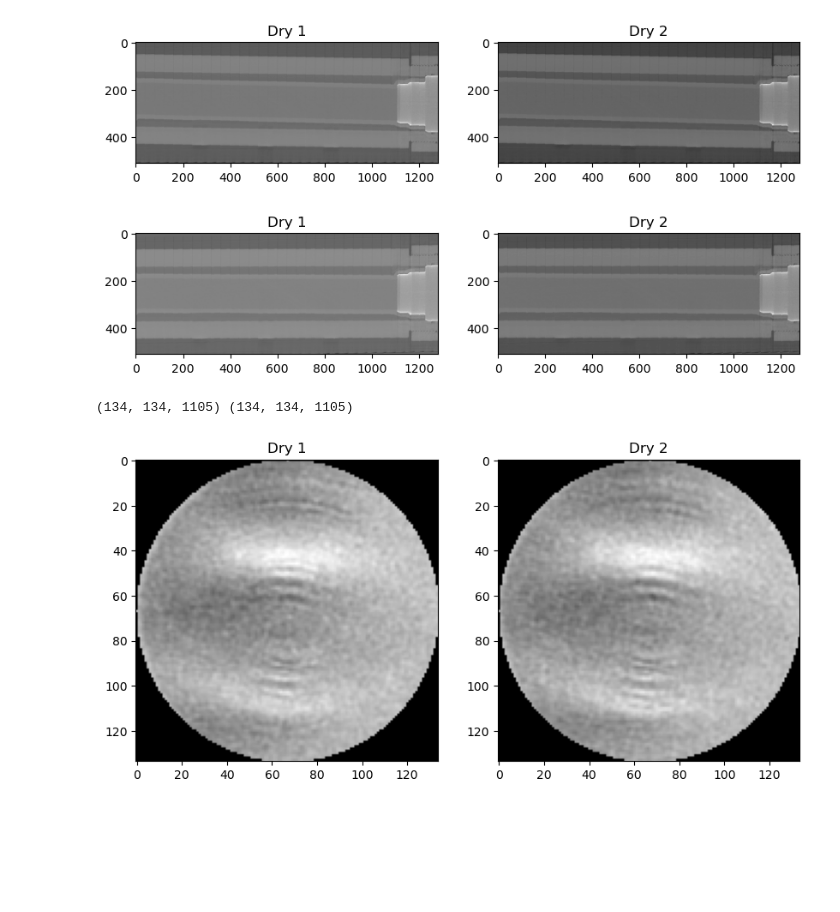
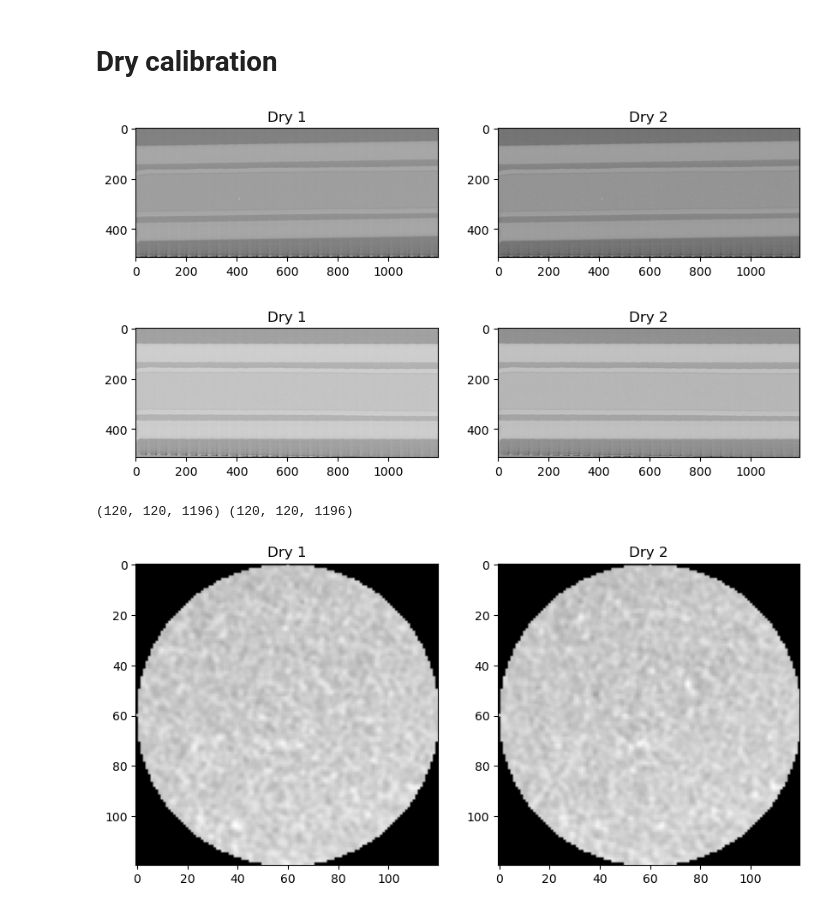
Before and after one commit to jimindzhou/ct_scanner_, a Jupyter notebook: notebook.ipynb, the cells around one changed output. Drawn from its saved outputs; the diff is of its cells as text; code cells hidden in the pictures; blank space fills up the shorter version.

```diff
--- a/notebook.ipynb
+++ b/notebook.ipynb
@@ -3,29 +3,31 @@
 import functions as ft
 import matplotlib.pyplot as plt
 import numpy as np
+# %% [markdown]
+# Dry calibration
 # %%
 # Compare dry to dry sample
-dry_1 = 'C:/Users/ubillusj/Desktop/Almostafa/Experiment_2/Dry_slow_1/'
-dry_2 = 'C:/Users/ubillusj/Desktop/Almostafa/Experiment_2/Dry_slow_2/'
+dry_1 = 'C:/Users/ubillusj/Desktop/Almostafa/CO2/Dry_1/'
+dry_2 = 'C:/Users/ubillusj/Desktop/Almostafa/CO2/Dry_2/'
 
 # Read dicom files
 dry_1_slices = ft.read_dicom(dry_1)
 dry_2_slices = ft.read_dicom(dry_2)
 
 fig,ax = plt.subplots(1,2,figsize=(10,10))
 
 ax[0].imshow(dry_1_slices[256],cmap='gray')
 ax[0].set_title('Dry 1')
 ax[1].imshow(dry_2_slices[256],cmap='gray')
 ax[1].set_title('Dry 2')
 
 plt.show()
 # %% [output]
-[figure, old version]
+[figure, new version]
 # %%
 # center images
-center_1, dry_1_aligned = ft.center_itk(dry_1_slices,239,245,264,245)
-center_2, dry_2_aligned = ft.center_itk(dry_2_slices,239,245,264,245)
+center_1, dry_1_aligned = ft.center_itk(dry_1_slices,265,259,244,261)
+center_2, dry_2_aligned = ft.center_itk(dry_2_slices,265,259,244,261)
 
 fig,ax = plt.subplots(1,2,figsize=(10,10))
 
@@ -36,24 +38,24 @@ ax[1].set_title('Dry 2')
 
 plt.show()
 # %% [output]
-[figure, old version]
+[figure, new version]
 # %%
 # crop dry images
-dry_1_masked = ft.mask_images(dry_1_aligned,256,230,67,1105)
-dry_2_masked = ft.mask_images(dry_2_aligned,256,230,67,1105)
+dry_1_masked = ft.mask_images(dry_1_aligned,256,256,67,1196)
+dry_2_masked = ft.mask_images(dry_2_aligned,256,256,67,1196)
 
 print(dry_1_masked.shape,dry_2_masked.shape)
 
 fig,ax = plt.subplots(1,2,figsize=(10,10))
 
-ax[0].imshow(dry_1_masked[:,:,1000],cmap='gray')
+ax[0].imshow(dry_1_masked[:,:,256],cmap='gray')
 ax[0].set_title('Dry 1')
-ax[1].imshow(dry_2_masked[:,:,1000],cmap='gray')
+ax[1].imshow(dry_2_masked[:,:,256],cmap='gray')
 ax[1].set_title('Dry 2')
 
 plt.show()
 # %% [output]
-(134, 134, 1105) (134, 134, 1105)
+(120, 120, 1196) (120, 120, 1196)
-[figure, old version]
+[figure, new version]
 # %%
 # Histograms for different slices
```
Also changed, not shown: parts of 59 cells of this notebook, 1 other file.
